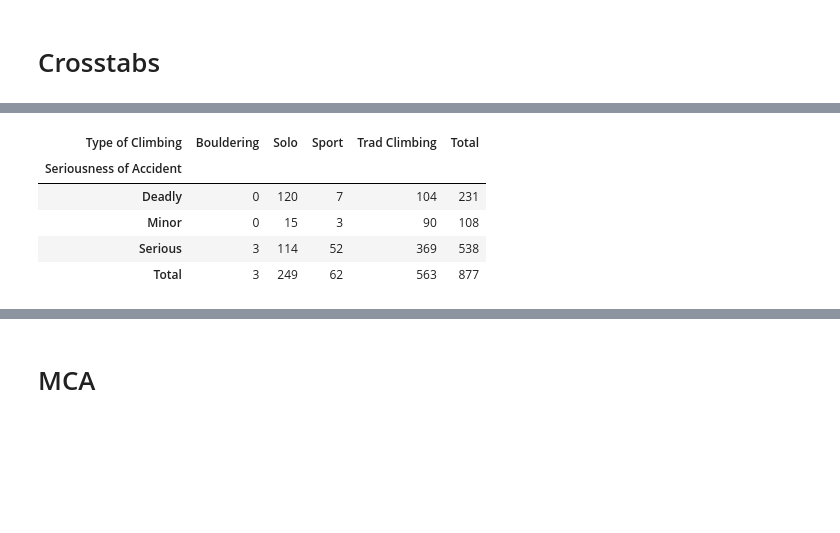
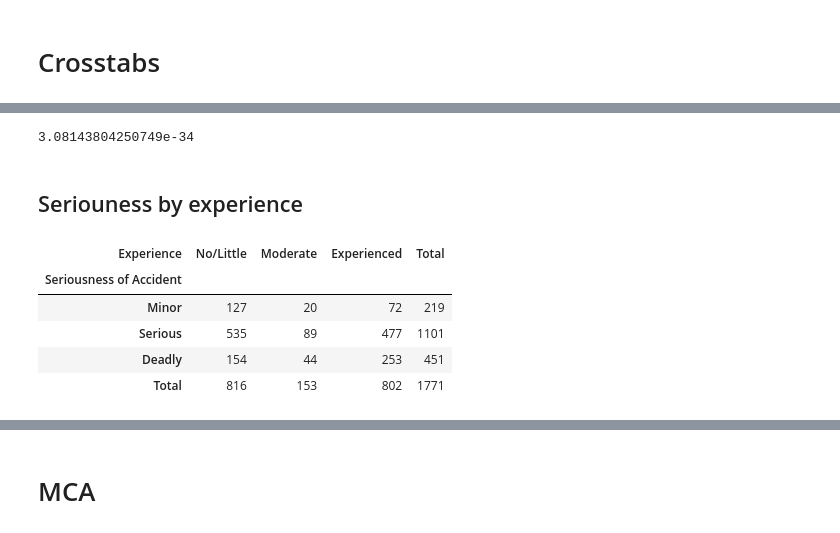
Before and after one commit to MAClaassen/python_course, a Jupyter notebook: AAC_assignments_draft.ipynb, the cells around one changed output, grey strips where cells are left out. Cells and saved outputs as stored; diff of their text form; code cells hidden in the pictures; blank space fills up the shorter version.

```diff
--- a/AAC_assignments_draft.ipynb
+++ b/AAC_assignments_draft.ipynb
@@ -401,5 +412,5 @@ plt.show()
 # %%
 # attach to df
-AAC_type_serious_experience = melt_experience.merge(AAC_type_serious, how = 'right', on = ['ID', 'Accident Title'])
-AAC_type_serious_experience
+AAC_serious_type_experience = melt_experience.merge(AAC_serious_type, how = 'right', on = ['ID', 'Accident Title'])
+AAC_serious_type_experience
 # %% [output]
@@ -427,3 +438,6 @@ melt_age = AAC_accidents.melt(id_vars=['ID', 'Accident Title'],
 melt_age = melt_age.loc[(melt_age['value'] != 0)]
 melt_age = melt_age.drop('value', 1)
 melt_age
+# %%
+melt_age['Age'] = melt_age['Age'].astype('category')
+melt_age['Age']
@@ -430,3 +458,7 @@ melt_age
+# %%
+# change factor levels of variable
+melt_age['Age'] = melt_age['Age'].astype('category')
+melt_age['Age'] = melt_age['Age'].cat.reorder_categories(['<15', '15-20', '21-25', '26-30', '31-35', '36-50', '51-75', '>75'])
 # %%
 import matplotlib.colors as colors
 
@@ -462,6 +494,6 @@ plt.show()
 #AAC_accidents5
 # %%
 # attach to df
-AAC_type_serious_experience_age = melt_age.merge(AAC_type_serious_experience, how = 'right', on = ['ID', 'Accident Title'])
-AAC_type_serious_experience_age
+AAC_serious_type_experience_age = melt_age.merge(AAC_serious_type_experience, how = 'right', on = ['ID', 'Accident Title'])
+AAC_serious_type_experience_age
 # %% [output]
@@ -589,10 +634,20 @@ test2
+# %%
+contingency = pd.crosstab(AAC_serious_type_experience_age.Seriousness, AAC_serious_type_experience_age.Type_climbing)
+# Chi-square test of independence.
+chi2, p, dof, expected = stats.chi2_contingency(contingency)
+# Print the p-value
+print(p)
+# %% [output]
+3.08143804250749e-34
+# %% [markdown]
+## Seriouness by experience
 # %%
-pd.crosstab(test2.Seriousness, test2.Type_climbing, margins=True, margins_name="Total",
-            rownames = ["Seriousness of Accident"], colnames = ["Type of Climbing"])
+pd.crosstab(AAC_serious_type_experience_age.Seriousness, AAC_serious_type_experience_age.Experience, margins=True, margins_name="Total",
+            rownames = ["Seriousness of Accident"], colnames = ["Experience"])
 # %% [output]
-| Type of Climbing | Bouldering | Solo | Sport | Trad Climbing | Total |
-| Seriousness of Accident |  |  |  |  |  |
-| Deadly | 0 | 120 | 7 | 104 | 231 |
-| Minor | 0 | 15 | 3 | 90 | 108 |
-| Serious | 3 | 114 | 52 | 369 | 538 |
-| Total | 3 | 249 | 62 | 563 | 877 |
+| Experience | No/Little | Moderate | Experienced | Total |
+| Seriousness of Accident |  |  |  |  |
+| Minor | 127 | 20 | 72 | 219 |
+| Serious | 535 | 89 | 477 | 1101 |
+| Deadly | 154 | 44 | 253 | 451 |
+| Total | 816 | 153 | 802 | 1771 |
```
Also changed, not shown: parts of 52 cells of this notebook.
